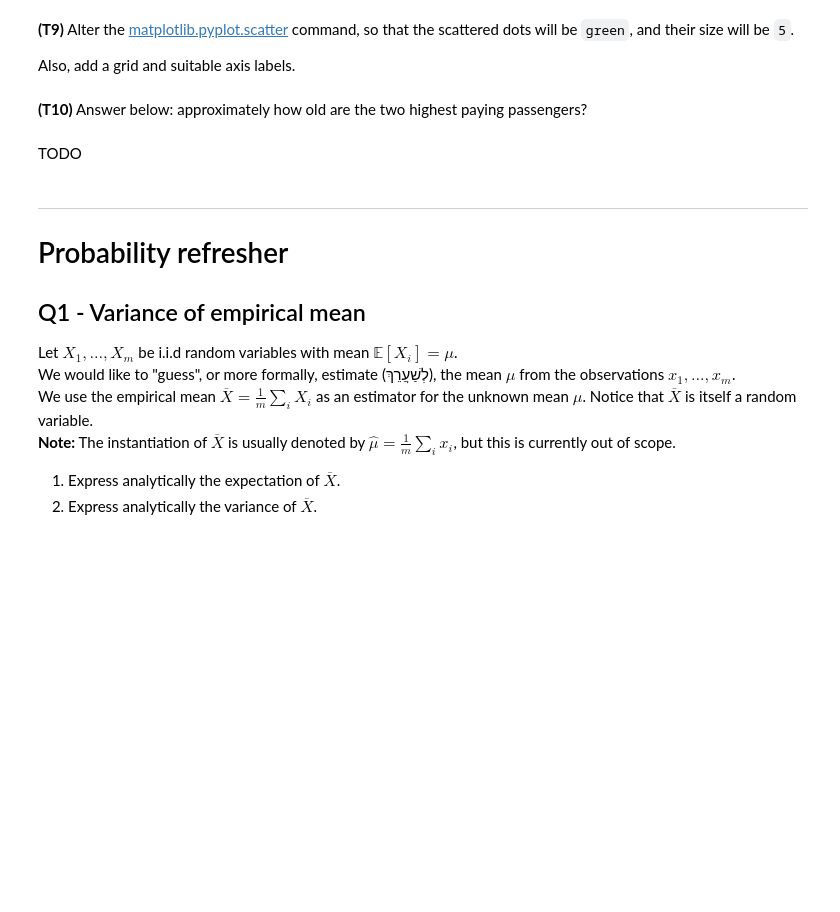
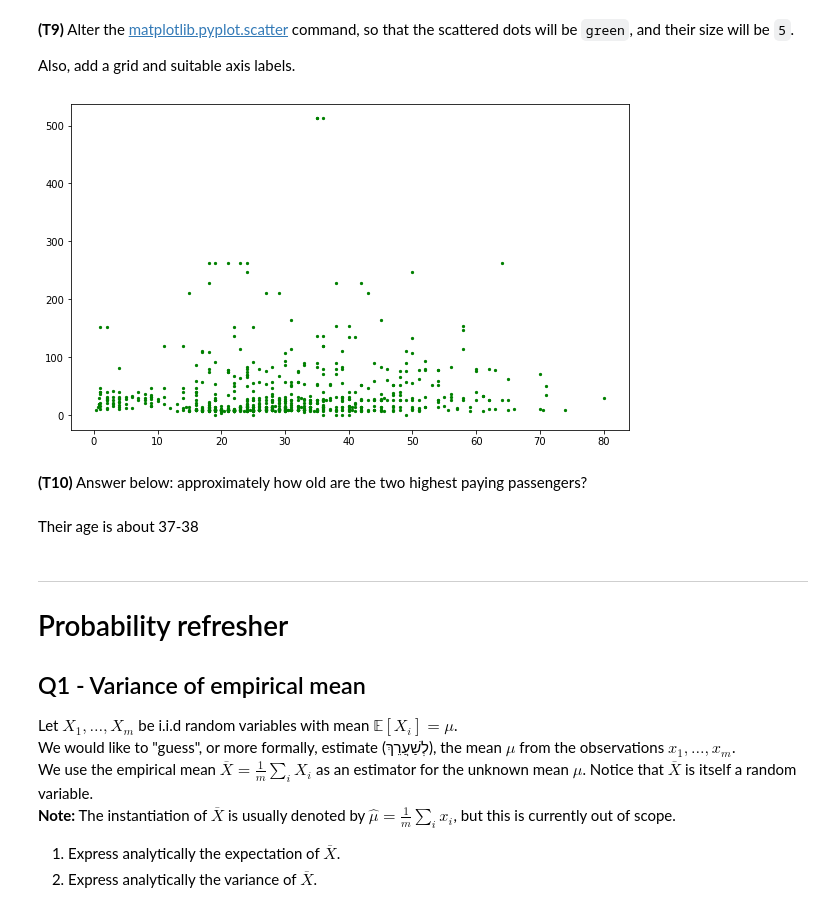
Before and after one commit to alonm16/shortHW1, a Jupyter notebook: Short_HW1.ipynb, the cells around one changed output. Drawn from its saved outputs; the diff is of its cells as text; code cells hidden in the pictures; blank space fills up the shorter version.

```diff
--- a/Short_HW1.ipynb
+++ b/Short_HW1.ipynb
@@ -485,11 +493,13 @@ Also, add a grid and suitable axis labels.
 # %%
 # TODO : Update the plot as required.
 plt.figure(figsize=(10,6))
-plt.scatter(train.Age, train.Fare)
+_ = plt.scatter(train.Age, train.Fare, color='green', s = 5)
+# %% [output]
+[figure, added]
 # %% [markdown]
 **(T10)** Answer below: approximately how old are the two highest paying passengers?
-# %% [markdown]
-TODO
+# %% [markdown]
+Their age is about 37-38
 # %% [markdown]
 ----
 
```
Also changed, not shown: parts of 12 cells of this notebook, 3 other files.
